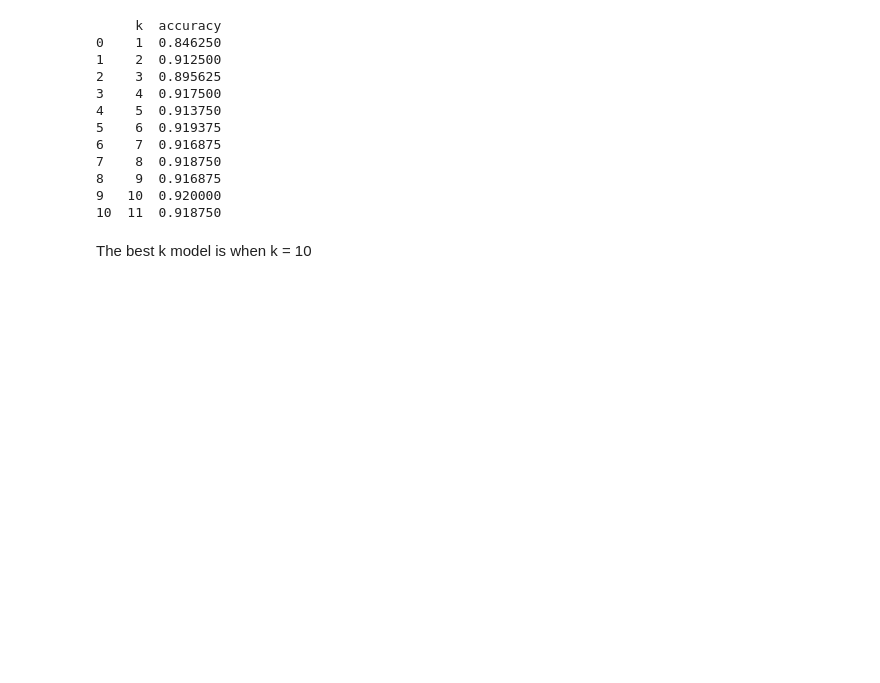
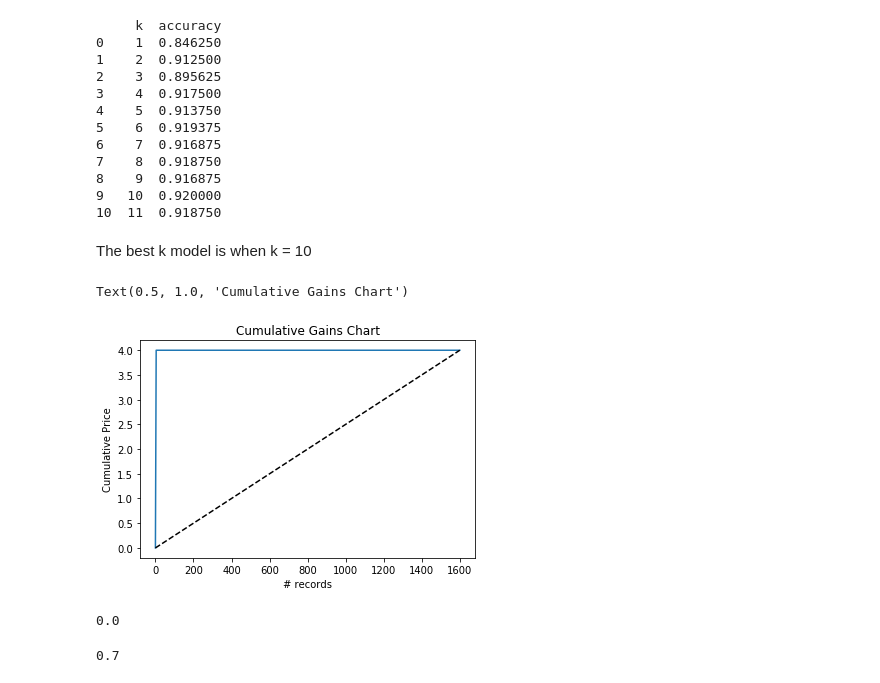
Before and after one commit to Damilare1989/Business-Analytics-Use-Cases, a Jupyter notebook: Use Case 1.ipynb, the cells around one changed output. Drawn from its saved outputs; the diff is of its cells as text; code cells hidden in the pictures; blank space fills up the shorter version.

```diff
--- a/Use Case 1.ipynb
+++ b/Use Case 1.ipynb
@@ -822,8 +818,17 @@ print(results)
 The best k model is when k = 10
 # %%
 knn = KNeighborsClassifier(n_neighbors = 10).fit(train_X, train_y)
-knn_pred = knn.predict(valid_X)
-#knn_pred = pd.DataFrame(knn_pred, index = valid_y.index)
+y_pred_class = knn.predict(valid_X)
 # %%
 ##Create a lift curve for k = 10 model, and report the expected lift for an equal number of customers
 #from the validation dataset
+# %%
+pred_v = pd.Series(y_pred_class)
+pred_v = pred_v.sort_values(ascending=False)
+
+ax = gainsChart(pred_v)
+ax.set_ylabel('Cumulative Price')
+ax.set_title('Cumulative Gains Chart')
+# %% [output]
+Text(0.5, 1.0, 'Cumulative Gains Chart')
+[figure, added]
@@ -829,0 +844,8 @@ knn_pred = knn.predict(valid_X)
+# %%
+y_pred_reg.min()
+# %% [output]
+0.0
+# %%
+y_pred_reg.max()
+# %% [output]
+0.7
```
Also changed, not shown: parts of 23 cells of this notebook.
